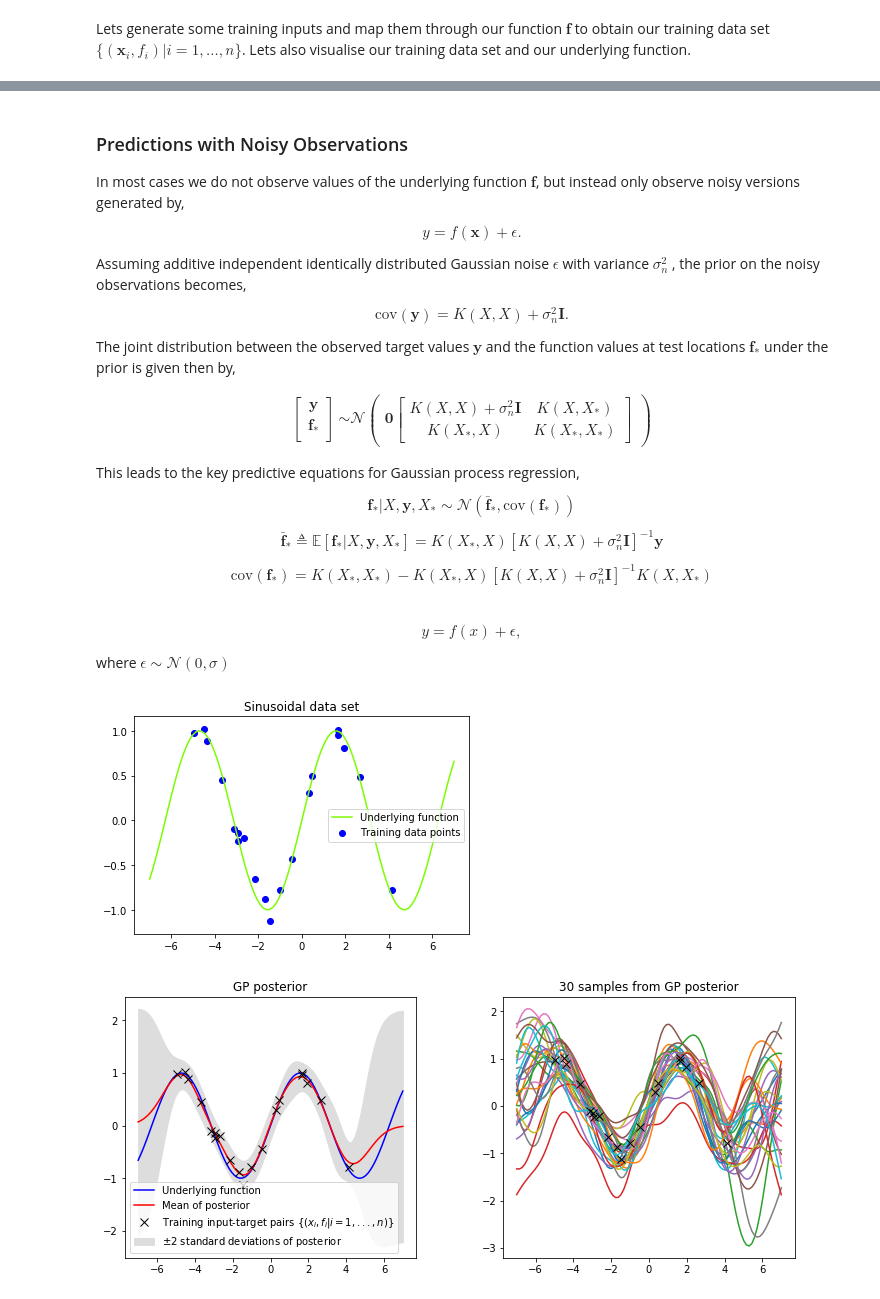
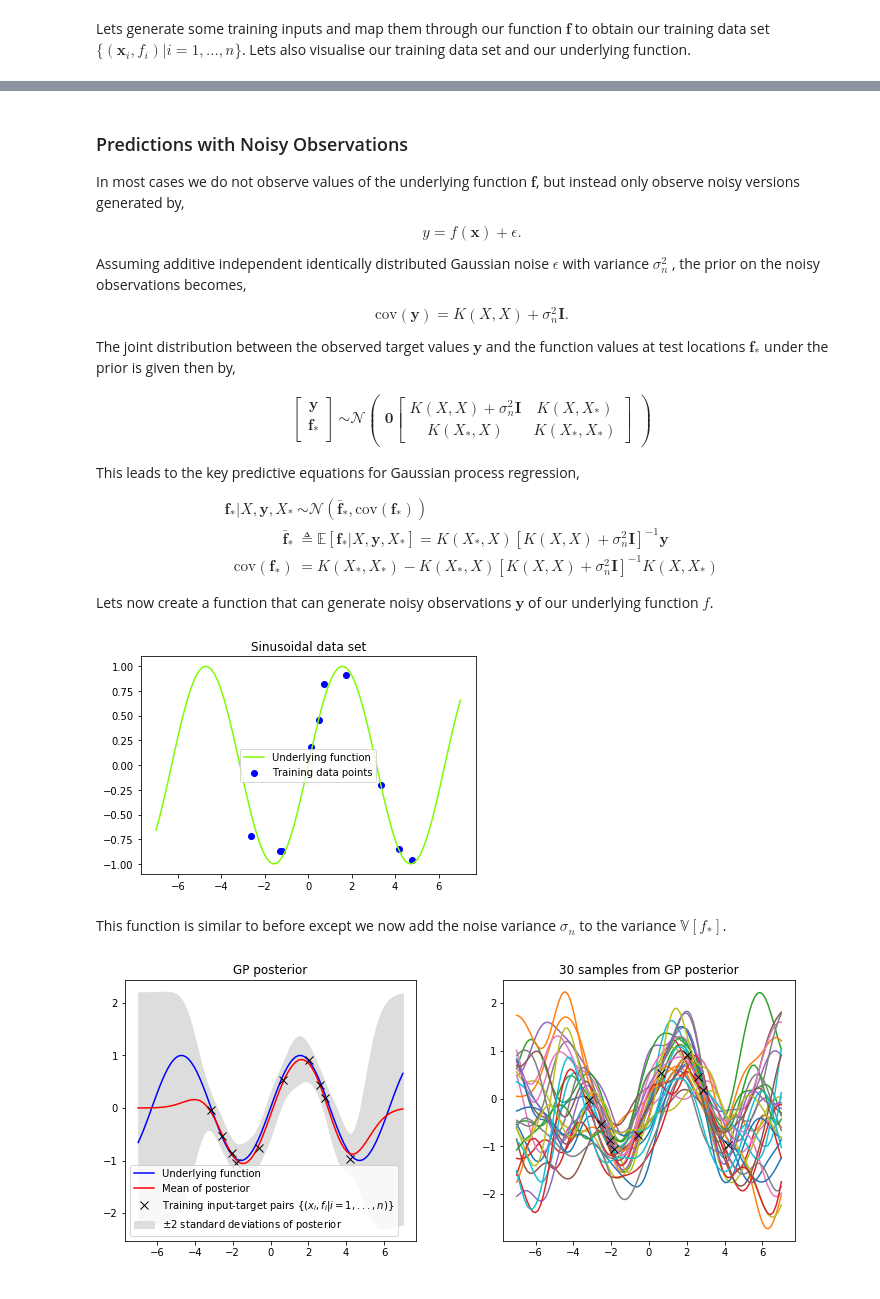
Before and after one commit to aidanscannell/probabilistic-modelling, a Jupyter notebook: notebooks/gaussian-process-regression.ipynb, the cells around one changed output, grey strips where cells are left out. Saved outputs shown, nothing was run; the diff lists cells and outputs as text; code cells hidden in the pictures.

```diff
--- a/notebooks/gaussian-process-regression.ipynb
+++ b/notebooks/gaussian-process-regression.ipynb
@@ -90,0 +84,7 @@ plt.show()
+# %%
+epsilon = 1e-10  # small number to ensure numerical stability (eigenvalues of K can decay rapidly)
+def sample(mu, var, epsilon, N):
+    """Generate N samples from a multivariate Gaussian \mathcal{N}(mu, var)"""
+    L = np.linalg.cholesky(var + epsilon*np.eye(var.shape[0])) # cholesky decomposition (square root) of covariance matrix
+    f_post = mu + L @ np.random.normal(size=(n, N))
+    return f_post
@@ -124,8 +160,7 @@ f = lambda x: np.sin(x) # underlying function
 # %% [markdown]
 Lets generate some training inputs and map them through our function $\mathbf{f}$ to obtain our training data set $\{(\mathbf{x}_i, f_i) | i = 1,...,n \}$. Lets also visualise our training data set and our underlying function.
 # %%
-N = 20  # number of training points
-
+N = 10  # number of training points
 x_train = np.random.uniform(x_min, x_max, size=(N, 1))  # training inputs
 # x_train = np.linspace(x_min, x_max, N).reshape(N, 1)  # training inputs
 y_train = f(x_train)  # training outputs (f) - these are noise free observations of the underlying function f
@@ -172,8 +207,3 @@ def gp_regression(X, y, k, x_star, s_f, l):
     var = k(x_star, x_star, s_f, l) - v.T @ v
 
     return mu, var
-# %%
-def sample(mu, var, epsilon, N):
-    L = np.linalg.cholesky(var + epsilon*np.eye(n))
-    f_post = mu + L @ np.random.normal(size=(n, N))
-    return f_post
@@ -253,15 +291,13 @@ K(X_*, X) & K(X_*, X_*)
 
 This leads to the key predictive equations for Gaussian process regression,
 
-$$\mathbf{f}_* | X, \mathbf{y}, X_* \sim \mathcal{N}(\bar{\mathbf{f}}_*, \text{cov}(\mathbf{f}_*))$$
+\begin{align}
+\mathbf{f}_* | X, \mathbf{y}, X_* &\sim \mathcal{N}(\bar{\mathbf{f}}_*, \text{cov}(\mathbf{f}_*)) \\
+\bar{\mathbf{f}}_* &\triangleq \mathbb{E}[\mathbf{f}_* | X, \mathbf{y}, X_*] = K(X_*, X)[K(X,X) + \sigma_n^2 \mathbf{I}]^{-1}\mathbf{y} \\
+\text{cov}(\mathbf{f}_*) &= K(X_*, X_*) - K(X_*, X)[K(X,X) + \sigma_n^2 \mathbf{I}]^{-1} K(X, X_*)
+\end{align}
 
-$$\bar{\mathbf{f}}_* \triangleq \mathbb{E}[\mathbf{f}_* | X, \mathbf{y}, X_*] = K(X_*, X)[K(X,X) + \sigma_n^2 \mathbf{I}]^{-1}\mathbf{y} $$
-
-$$\text{cov}(\mathbf{f}_*) = K(X_*, X_*) - K(X_*, X)[K(X,X) + \sigma_n^2 \mathbf{I}]^{-1} K(X, X_*) $$
+Lets now create a function that can generate noisy observations $\mathbf{y}$ of our underlying function $f$.
-# %% [markdown]
-$$y = f(x) + \epsilon,$$
-
-where $\epsilon \sim \mathcal{N}(0, \sigma)$
 # %%
 y = lambda x, s: f(x) + np.random.normal(0, s, x.shape) # generate noisy observations
 # %%
@@ -274,7 +310,9 @@ plt.scatter(x_train, y_train, color='b', label='Training data points')
 plt.legend()
 plt.show()
 # %% [output]
-[figure, old version]
+[figure, new version]
+# %% [markdown]
+This function is similar to before except we now add the noise variance $\sigma_n$ to the variance $\mathbb{V}[f_*]$.
 # %%
 def gp_regression_noisy(X, y, k, x_star, s_f, s_n, l):
     # calculate mean
@@ -299,35 +332,26 @@ l = 1  # lengthscale
 # %%
 mu, var = gp_regression_noisy(x_train, y_train, kernel, x_star, s_f, s_n, l)
 std = np.diag(var)
 
 f_post = sample(mu, var, epsilon, N=30)
 
 fig = plt.figure(figsize=(12, 12))
 plt.subplots_adjust(wspace=0.3, hspace=0.5)
 
 # plot underlying function, training data, posterior mean and +/- 2 standard deviations
 plt.subplot(2, 2, 1)
 plt.title('GP posterior')
 plt.fill_between(x_star.flatten(), mu.flatten()-2*std, mu.flatten()+2*std, label='$\pm$2 standard deviations of posterior', color="#dddddd")
 plt.plot(x_star, f(x_star), 'b-', label='Underlying function')
 plt.plot(x_star, mu, 'r-', label='Mean of posterior')  # plot mean of posterior
 plt.plot(x_train, y_train, 'kx', ms=8 ,label='Training input-target pairs $\{(x_i, f_i | i = 1,...,n)\}$')
 plt.legend()
 
 # plot samples from posterior
 plt.subplot(2, 2, 2)
 plt.title('%i samples from GP posterior' % num_samples)
 plt.plot(x_star, f_post)  # plot samples from posterior
-plt.plot(x_train, y_train, 'kx', ms=8 ,label='Training input-target pairs $\{(x_i, f_i | i = 1,...,n)\}$')
+plt.plot(x_train, y_train, 'kx', ms=8 ,label='Training input-target pairs $\{(x_i, y_i | i = 1,...,n)\}$')
 plt.show()
-
-# plt.title('GP posterior')
-# plt.fill_between(x_star.flatten(), mu.flatten()-2*std, mu.flatten()+2*std, label='$\pm$2 standard deviations of posterior', color="#dddddd")
-# plt.plot(x_star, f_post)  # plot samples from posterior
-# plt.plot(x_star, f(x_star), '*', color='lawngreen', label='Underlying function')
-# plt.plot(x_star, mu)  # plot mean of posterior
-# plt.plot(x_train, y_train, 'bs', ms=4 ,label='Training input-target pairs $\{(x_i, f_i | i = 1,...,n)\}$')
-# # plt.legend()
-# plt.show()
 # %% [output]
-[figure, old version]
+[figure, new version]
```
Also changed, not shown: parts of 44 cells of this notebook.
